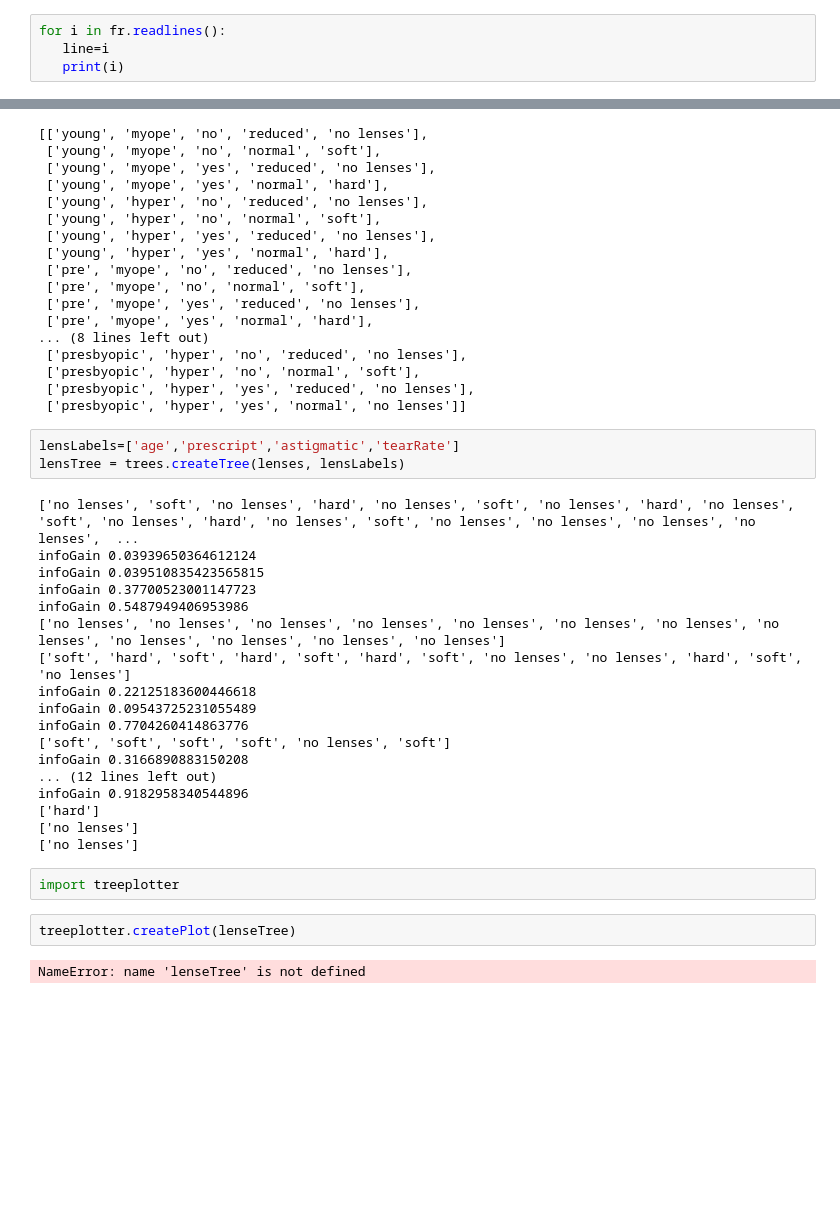
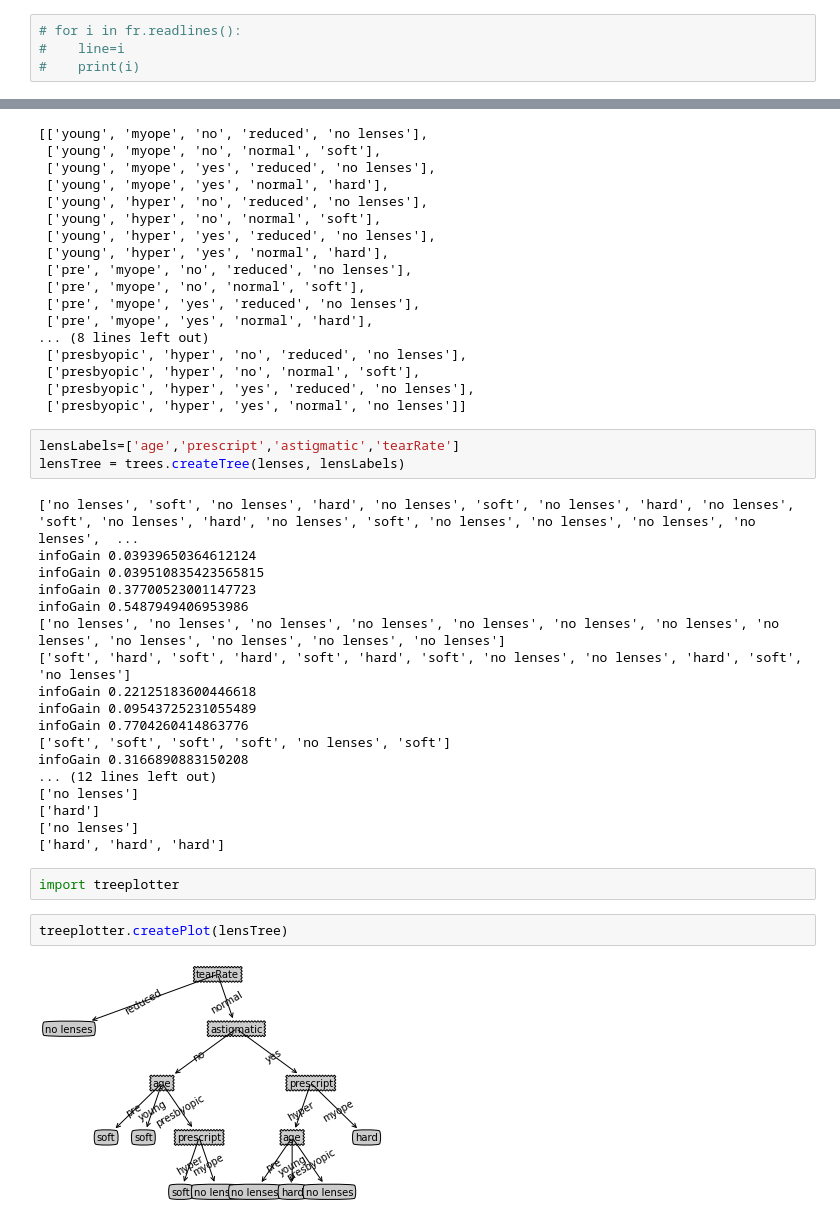
Before and after one commit to xiaofeng-d/Machine-Learning, a Jupyter notebook: DecisionTree/DecisionTree.ipynb, the cells around one changed output, grey strips where cells are left out. Drawn from its saved outputs; the diff is of its cells as text; blank space fills up the shorter version.

```diff
--- a/DecisionTree/DecisionTree.ipynb
+++ b/DecisionTree/DecisionTree.ipynb
@@ -36,9 +36,9 @@ myDat
 # %%
 fr = open('lenses.txt')
 # %%
-for i in fr.readlines():
-   line=i
-   print(i)
+# for i in fr.readlines():
+#    line=i
+#    print(i)
 # %%
 lenses = [i.strip().split('\t') for i in fr.readlines() ]
 # %%
@@ -78,13 +78,13 @@ infoGain 0.7704260414863776
 ['soft', 'soft', 'soft', 'soft', 'no lenses', 'soft']
 infoGain 0.3166890883150208
 ... (12 lines left out)
-infoGain 0.9182958340544896
+['no lenses']
 ['hard']
 ['no lenses']
-['no lenses']
+['hard', 'hard', 'hard']
 # %%
 import treeplotter
 # %%
-treeplotter.createPlot(lenseTree)
+treeplotter.createPlot(lensTree)
 # %% [output]
-NameError: name 'lenseTree' is not defined
+[figure, added]
```
Also changed, not shown: 5 other files.
